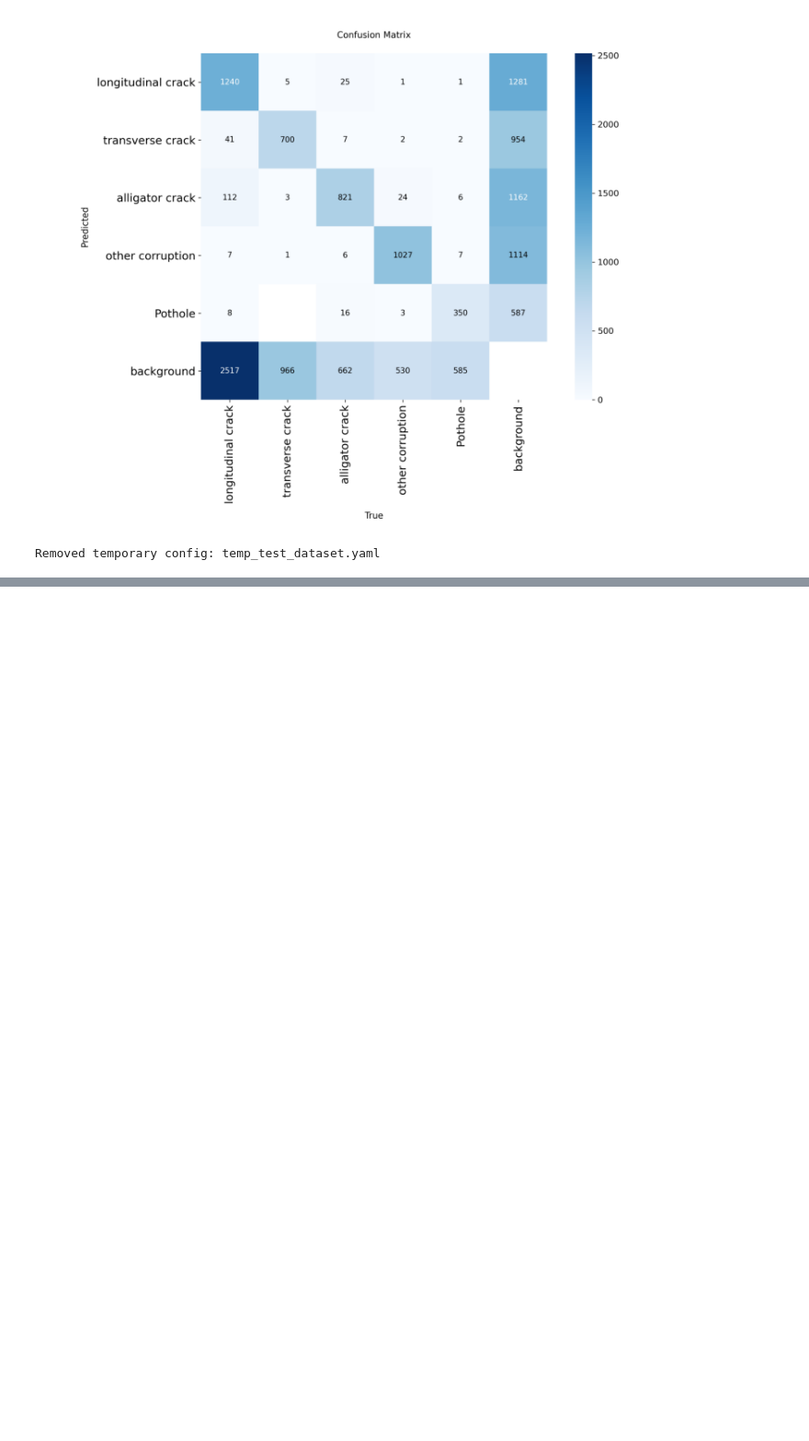
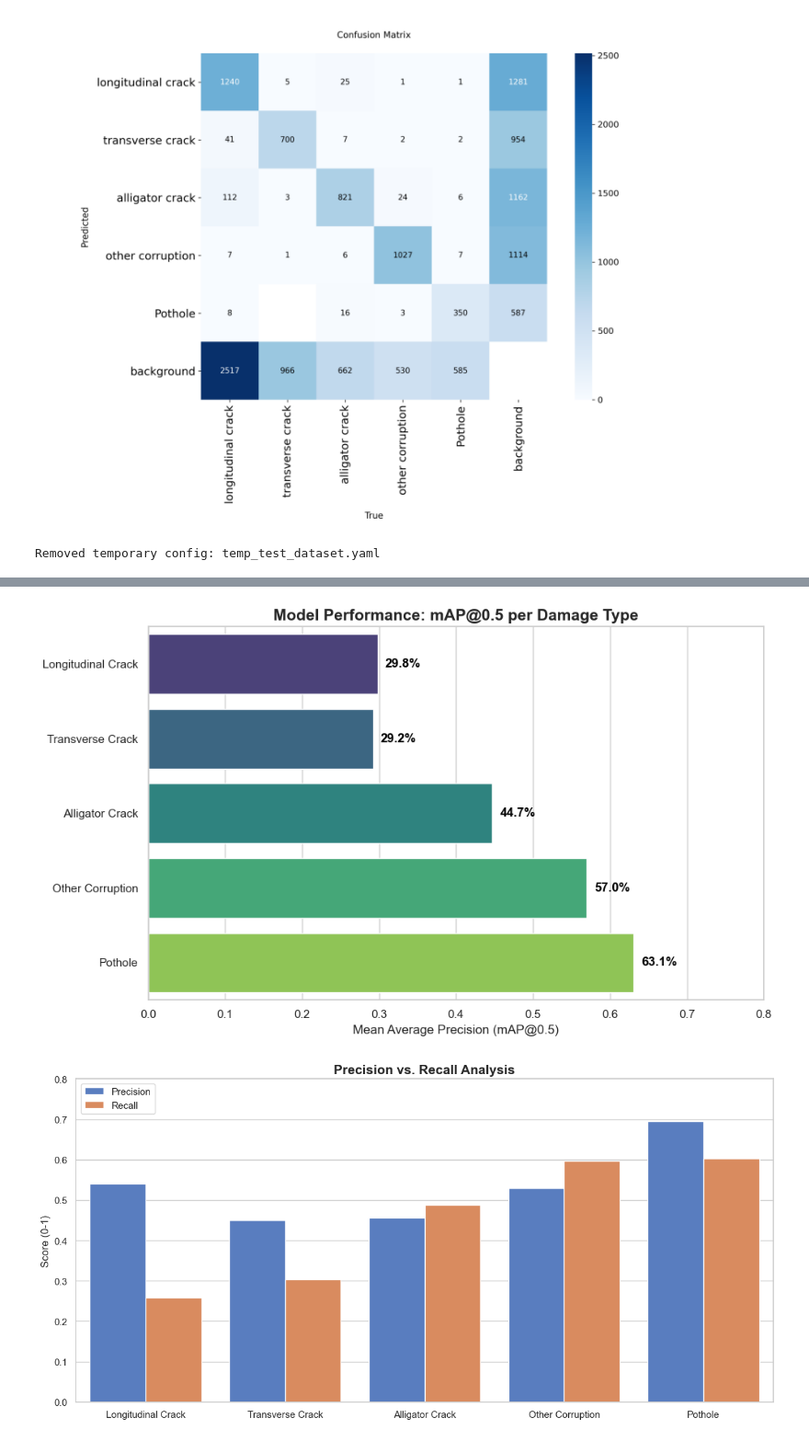
Before and after one commit to tomunizua/road-infra-ng, a Jupyter notebook: notebooks/graph.ipynb, the cells around one changed output, grey strips where cells are left out. Shown: that part at 92% size. Cells and saved outputs as stored; diff of their text form; code cells hidden in the pictures; blank space fills up the shorter version.

```diff
--- a/notebooks/graph.ipynb
+++ b/notebooks/graph.ipynb
@@ -183,0 +407,78 @@ Removed temporary config: temp_test_dataset.yaml
+# %%
+import matplotlib.pyplot as plt
+import pandas as pd
+import seaborn as sns
+import numpy as np
+
+# 1. Define the Exact Data from your Screenshot
+data = {
+    'Class': ['Longitudinal Crack', 'Transverse Crack', 'Alligator Crack', 'Other Corruption', 'Pothole'],
+    'Images': [2011, 1158, 1222, 1093, 2519],
+    'Instances': [3890, 1769, 1553, 1563, 6196],
+    'Precision': [0.540, 0.450, 0.456, 0.529, 0.695],
+    'Recall': [0.258, 0.303, 0.487, 0.597, 0.602],
+    'mAP50': [0.298, 0.292, 0.447, 0.570, 0.631],
+    'mAP50-95': [0.119, 0.0892, 0.198, 0.286, 0.329]
+}
+
+df = pd.DataFrame(data)
+
+# Set a clean style
+sns.set_theme(style="whitegrid")
+plt.rcParams.update({'figure.figsize': (10, 6), 'font.size': 12})
+
+# --- PLOT 1: mAP@0.5 Performance per Class ---
+plt.figure(figsize=(10, 6))
+# Create barplot with distinct colors
+bars = sns.barplot(x='mAP50', y='Class', data=df, palette='viridis', hue='Class', legend=False)
+
+# Add values to the end of bars
+for i, v in enumerate(df['mAP50']):
+    plt.text(v + 0.01, i, f"{v:.1%}", color='black', va='center', fontweight='bold')
+
+plt.title('Model Performance: mAP@0.5 per Damage Type', fontsize=15, fontweight='bold')
+plt.xlabel('Mean Average Precision (mAP@0.5)')
+plt.xlim(0, 0.8) # Set limit slightly higher than max value
+plt.ylabel('')
+plt.tight_layout()
+plt.savefig('mAP_performance_chart.png', dpi=300)
+plt.show()
+
+# --- PLOT 2: Precision vs. Recall Comparison ---
+# Reshape data for grouped bar chart
+df_melted = df.melt(id_vars=['Class'], value_vars=['Precision', 'Recall'], var_name='Metric', value_name='Score')
+
+plt.figure(figsize=(12, 6))
+sns.barplot(x='Class', y='Score', hue='Metric', data=df_melted, palette="muted")
+
+plt.title('Precision vs. Recall Analysis', fontsize=15, fontweight='bold')
+plt.ylabel('Score (0-1)')
+plt.xlabel('')
+plt.ylim(0, 0.8)
+plt.legend(loc='upper left')
+plt.tight_layout()
+plt.savefig('precision_recall_comparison.png', dpi=300)
+plt.show()
+
+# --- PLOT 3: Dataset Balance (Instances per Class) ---
+plt.figure(figsize=(8, 8))
+colors = sns.color_palette('pastel')[0:5]
+
+# Create donut chart
+plt.pie(df['Instances'], labels=df['Class'], colors=colors, autopct='%1.1f%%', startangle=140, pctdistance=0.85)
+centre_circle = plt.Circle((0,0),0.70,fc='white')
+fig = plt.gcf()
+fig.gca().add_artist(centre_circle)
+
+plt.title('Distribution of Training Instances', fontsize=15, fontweight='bold')
+plt.tight_layout()
+plt.savefig('dataset_distribution.png', dpi=300)
+plt.show()
+
+print("✅ 3 Graphs saved successfully:")
+print("   - mAP_performance_chart.png")
+print("   - precision_recall_comparison.png")
+print("   - dataset_distribution.png")
+# %% [output]
+[figure, added]
+[figure, added]
```
Also changed, not shown: parts of 4 cells of this notebook, 20 other files.
